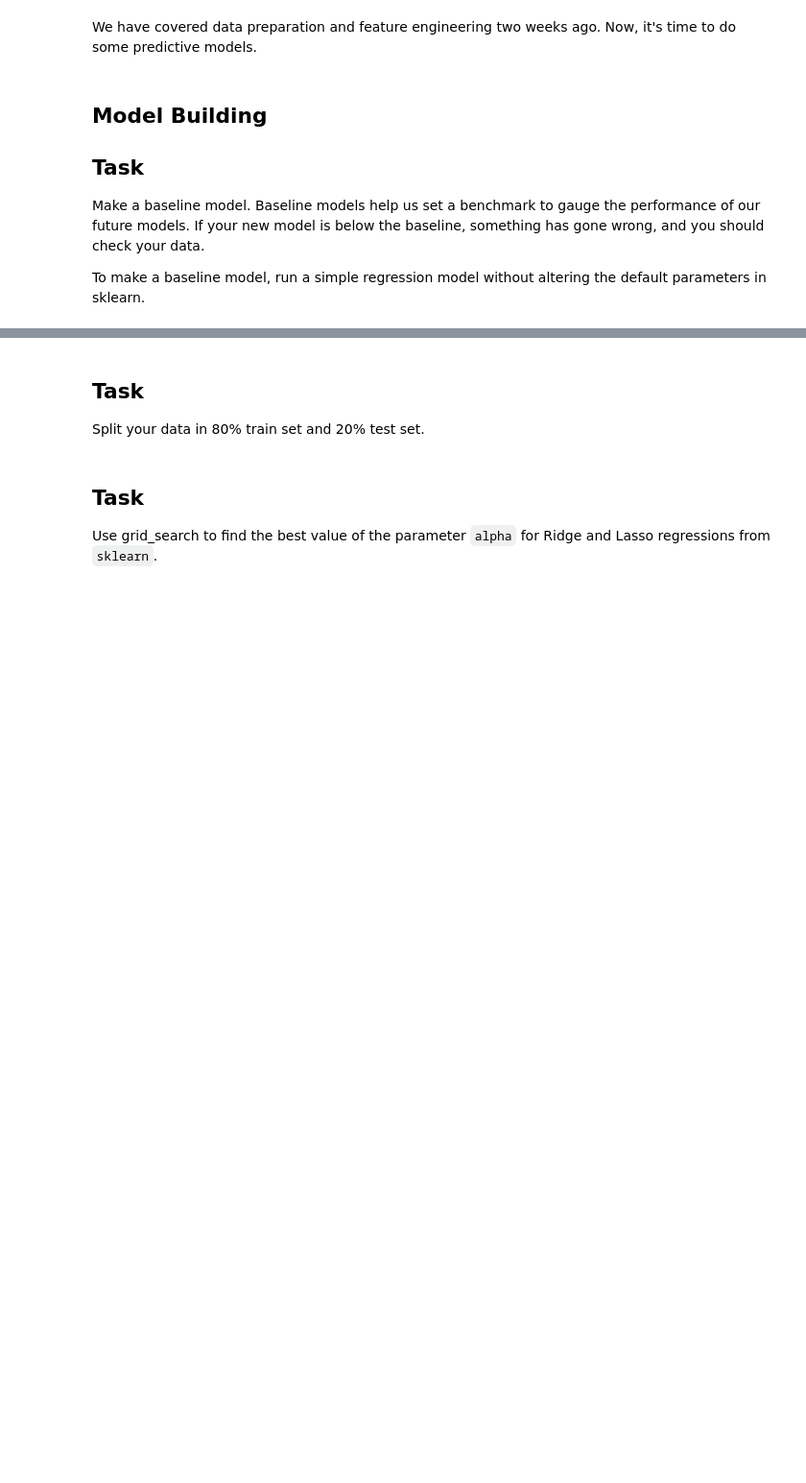
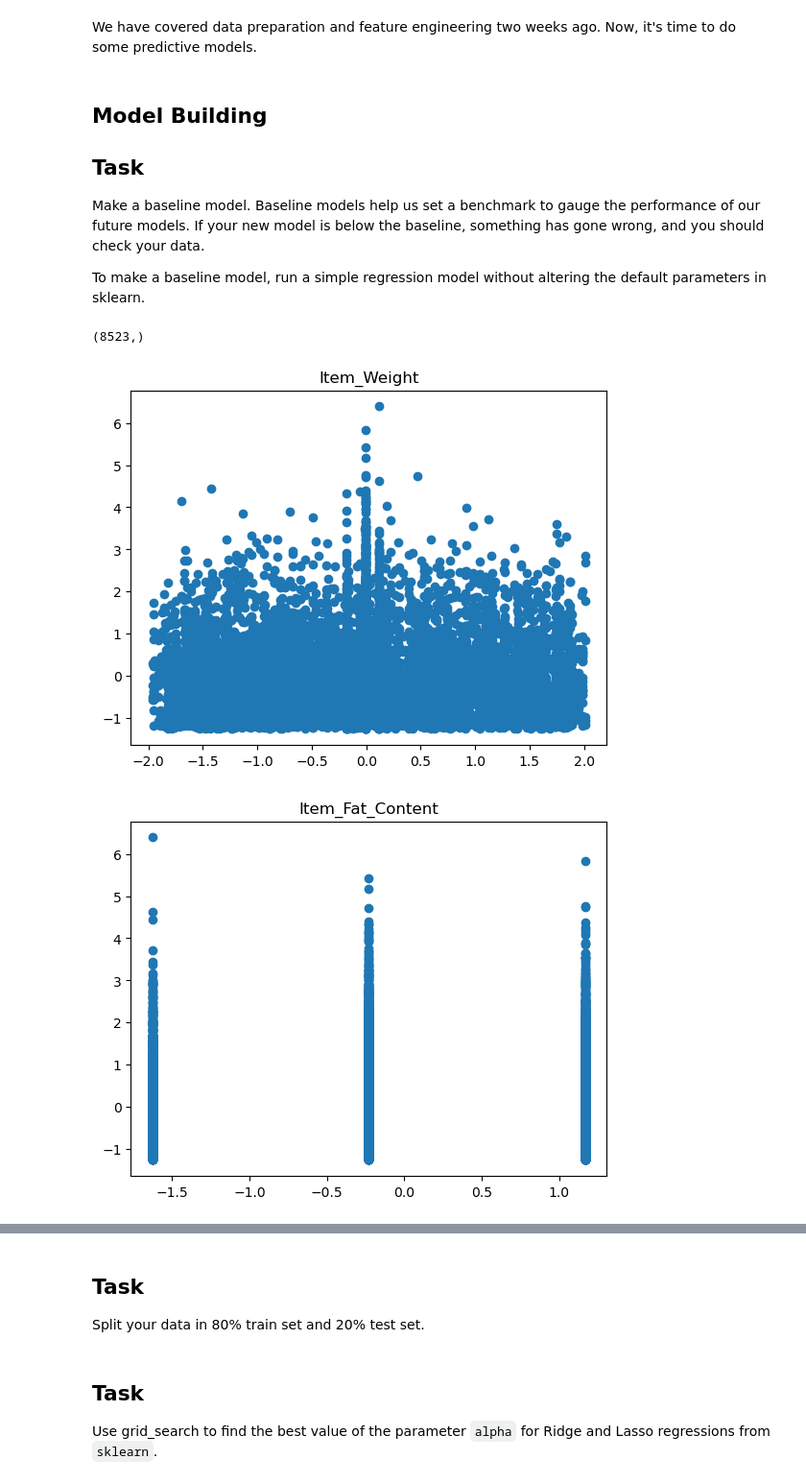
Before and after one commit to pokwir/Lighthouse-data-notes, a Jupyter notebook: Unit 6/Day_4/model-evaluation/Grid_Search - Challenge.ipynb, the cells around one changed output, grey strips where cells are left out. Shown at 96% size. Saved outputs shown, nothing was run; the diff lists cells and outputs as text; code cells hidden in the pictures; blank space fills up the shorter version.

```diff
--- a/Unit 6/Day_4/model-evaluation/Grid_Search - Challenge.ipynb
+++ b/Unit 6/Day_4/model-evaluation/Grid_Search - Challenge.ipynb
@@ -55,0 +77,6 @@ df.head()
+# %%
+# add 0.01 to all the features to avoid log(0)
+model_df.iloc[:, :-1] = model_df.iloc[:, :-1] + 0.01
+# %%
+# move the target variable to the last column
+model_df = model_df[[c for c in model_df if c not in ['Item_Outlet_Sales']] + ['Item_Outlet_Sales']]
@@ -62,3 +108,35 @@ We have covered data preparation and feature engineering two weeks ago. Now, it'
 Make a baseline model. Baseline models help us set a benchmark to gauge the performance of our future models. If your new model is below the baseline, something has gone wrong, and you should check your data.
 
 To make a baseline model, run a simple regression model without altering the default parameters in sklearn.
+# %%
+# split the data into train and test sets for baseline
+from sklearn.model_selection import train_test_split
+
+X = model_df.iloc[:, :-1]
+y = model_df.iloc[:, -1]
+
+#X_train, X_test, y_train, y_test = train_test_split(X, y, test_size=0.33, random_state=42)
+# %%
+# scale columns using StandardScaler inplace
+
+from sklearn.preprocessing import StandardScaler
+sc = StandardScaler()
+X_scaled = sc.fit_transform(X)
+X_scaled.shape
+y_scaled = sc.fit_transform(y.values.reshape(-1,1))
+#transform y_scaled back to pandas series
+y_scaled = pd.Series(y_scaled.ravel())
+y_scaled.shape
+
+# scale y_train and y_test using StandardScaler
+# %% [output]
+(8523,)
+# %%
+# scatter plot of each feature vs target variable
+for i in range(X_scaled.shape[1]):
+    plt.scatter(X_scaled[:, i], y_scaled)
+    plt.title(X.columns[i])
+    plt.show()
+# %% [output]
+[figure, added]
+[figure, added]
```
Also changed, not shown: parts of 14 cells of this notebook, 40 other files.
